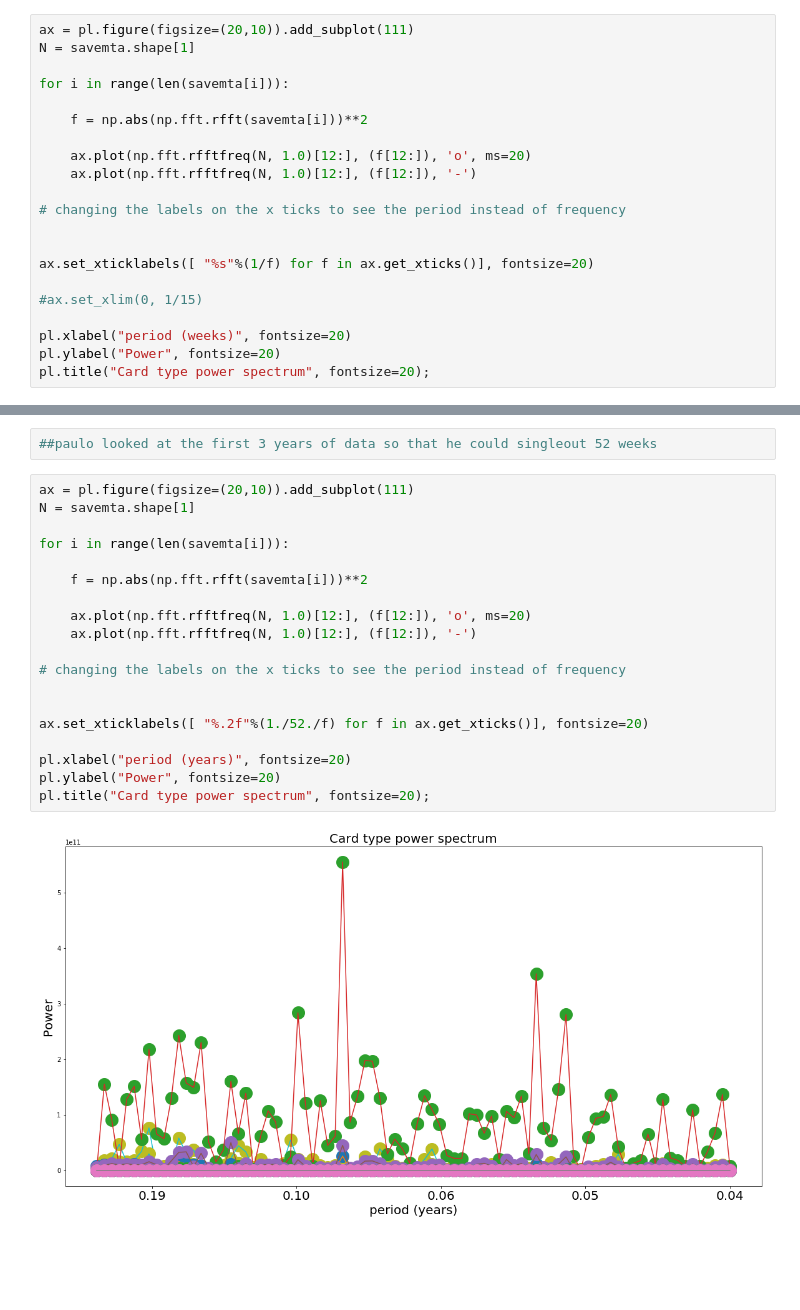
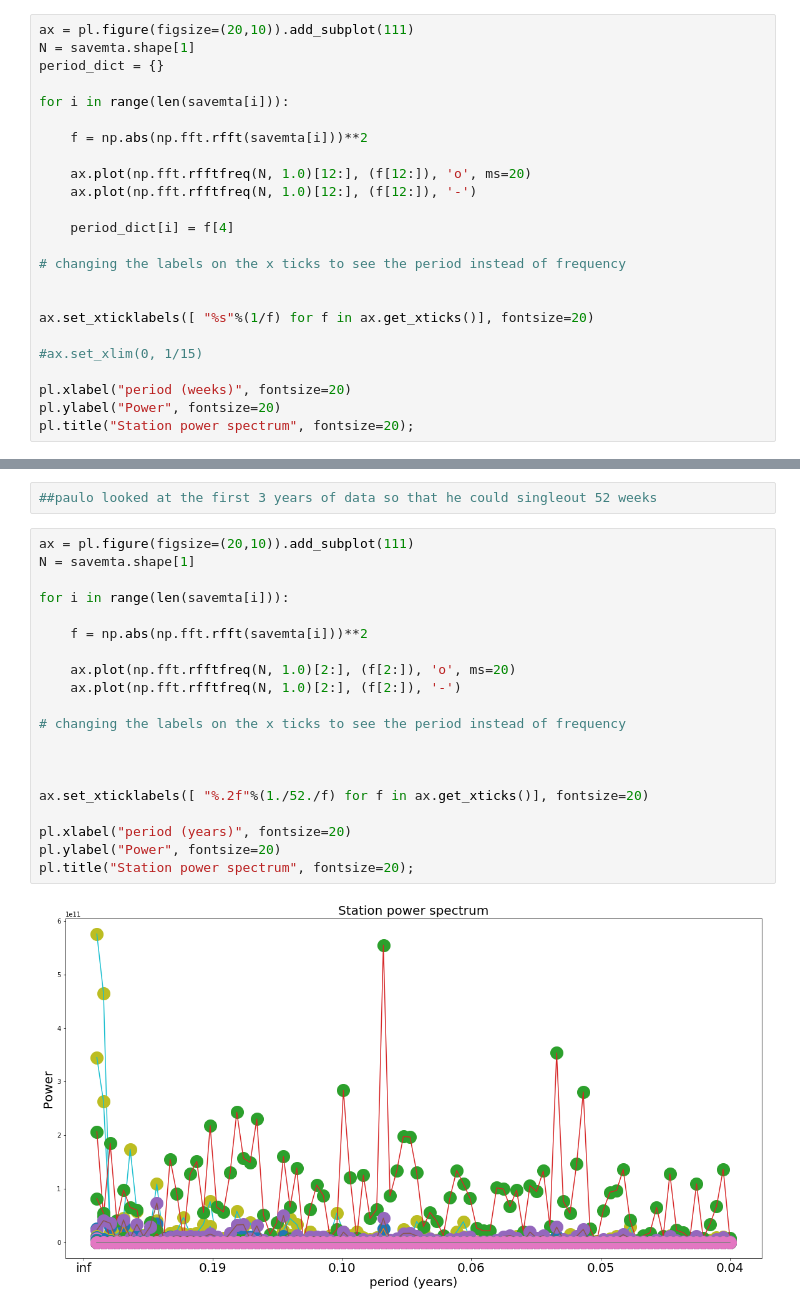
Before and after one commit to katievoo/PUI2018_kv871, a Jupyter notebook: HW12_kv871/HW12_Assignment1_kv871.ipynb, the cells around one changed output, grey strips where cells are left out. Drawn from its saved outputs; the diff is of its cells as text; blank space fills up the shorter version.

```diff
--- a/HW12_kv871/HW12_Assignment1_kv871.ipynb
+++ b/HW12_kv871/HW12_Assignment1_kv871.ipynb
@@ -126,6 +128,7 @@ This plot shows the Fourier power spectrum for mta card types over the 194 week
 # %%
 ax = pl.figure(figsize=(20,10)).add_subplot(111)
 N = savemta.shape[1]
+period_dict = {}
 
 for i in range(len(savemta[i])):
 
@@ -133,6 +136,8 @@ for i in range(len(savemta[i])):
 
     ax.plot(np.fft.rfftfreq(N, 1.0)[12:], (f[12:]), 'o', ms=20)
     ax.plot(np.fft.rfftfreq(N, 1.0)[12:], (f[12:]), '-')
+
+    period_dict[i] = f[4]
 
 # changing the labels on the x ticks to see the period instead of frequency
 
@@ -143,5 +148,5 @@ ax.set_xticklabels([ "%s"%(1/f) for f in ax.get_xticks()], fontsize=20)
 
 pl.xlabel("period (weeks)", fontsize=20)
 pl.ylabel("Power", fontsize=20)
-pl.title("Card type power spectrum", fontsize=20);
+pl.title("Station power spectrum", fontsize=20);
 # %% [output]
@@ -155,21 +160,22 @@ Next I think I need to find the stations with the highest periodicity at 52 week
 # %%
 ax = pl.figure(figsize=(20,10)).add_subplot(111)
 N = savemta.shape[1]
 
 for i in range(len(savemta[i])):
 
     f = np.abs(np.fft.rfft(savemta[i]))**2
 
-    ax.plot(np.fft.rfftfreq(N, 1.0)[12:], (f[12:]), 'o', ms=20)
-    ax.plot(np.fft.rfftfreq(N, 1.0)[12:], (f[12:]), '-')
+    ax.plot(np.fft.rfftfreq(N, 1.0)[2:], (f[2:]), 'o', ms=20)
+    ax.plot(np.fft.rfftfreq(N, 1.0)[2:], (f[2:]), '-')
 
 # changing the labels on the x ticks to see the period instead of frequency
+
 
 
 ax.set_xticklabels([ "%.2f"%(1./52./f) for f in ax.get_xticks()], fontsize=20)
 
 pl.xlabel("period (years)", fontsize=20)
 pl.ylabel("Power", fontsize=20)
-pl.title("Card type power spectrum", fontsize=20);
+pl.title("Station power spectrum", fontsize=20);
 # %% [output]
-[figure, old version]
+[figure, new version]
```
Also changed, not shown: parts of 7 cells of this notebook.
